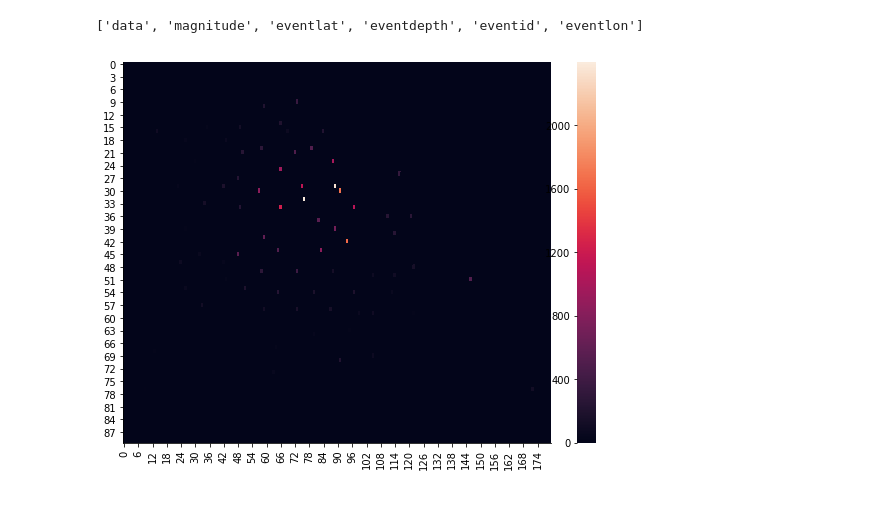
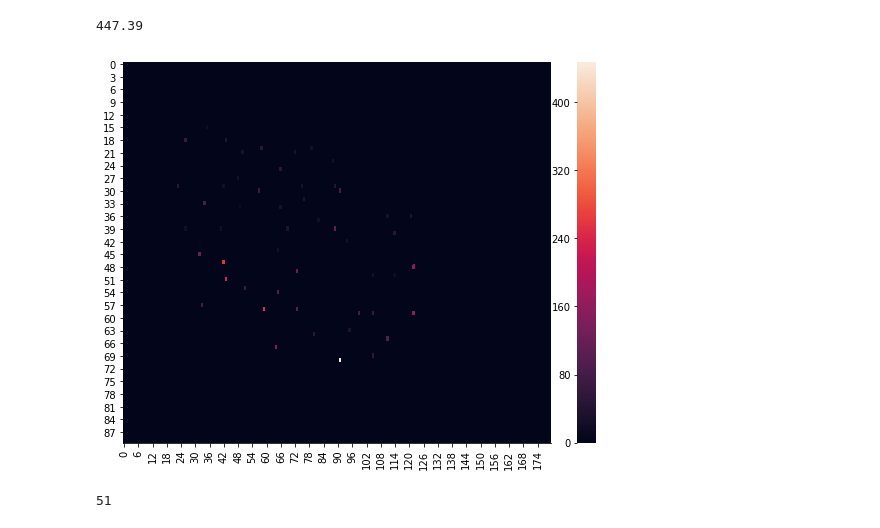
Before and after one commit to jamesjarlathlong/groningen, a Jupyter notebook: notebooks/create_tiles_m.ipynb, the cells around one changed output. Drawn from its saved outputs; the diff is of its cells as text; code cells hidden in the pictures.

```diff
--- a/notebooks/create_tiles_m.ipynb
+++ b/notebooks/create_tiles_m.ipynb
@@ -11,10 +11,8 @@ import itertools
 import matplotlib.pyplot as plt
 import matplotlib
 %matplotlib inline
-egdata = queryer.get_earthquake_eager()
-print([k for k in egdata[0]])# for one earthquake here are the dictionarnum_py,y keys
+#egdata = queryer.get_earthquake_eager()
+#print([k for k in egdata[0]])# for one earthquake here are the dictionarnum_py,y keys
-# %% [output]
-['data', 'magnitude', 'eventlat', 'eventdepth', 'eventid', 'eventlon']
 # %%
 all_lat = np.asfarray([station['stationlat'] for station in egdata[0]['data']],float)
 all_lon = np.asfarray([station['stationlon'] for station in egdata[0]['data']],float)
@@ -232,7 +230,14 @@ def plot_slice(tslice):
     fig.tight_layout()
     #fig.savefig('inspecttile', dpi=600)
 # %%
-data = np.loadtxt('data/tiles/knmi2018euoo_8.txt')
+data = np.loadtxt('data/tiles/knmi2015yjij_13.txt')
+print(np.max(data))
 plot_slice(data)
 # %% [output]
+447.39
-[figure, old version]
+[figure, new version]
+# %%
+nonzeroidxs = list(zip(*np.nonzero(data)))
+print(len(nonzeroidxs))
+# %% [output]
+51
```
Also changed, not shown: parts of 1 cell of this notebook, 2 other files.
